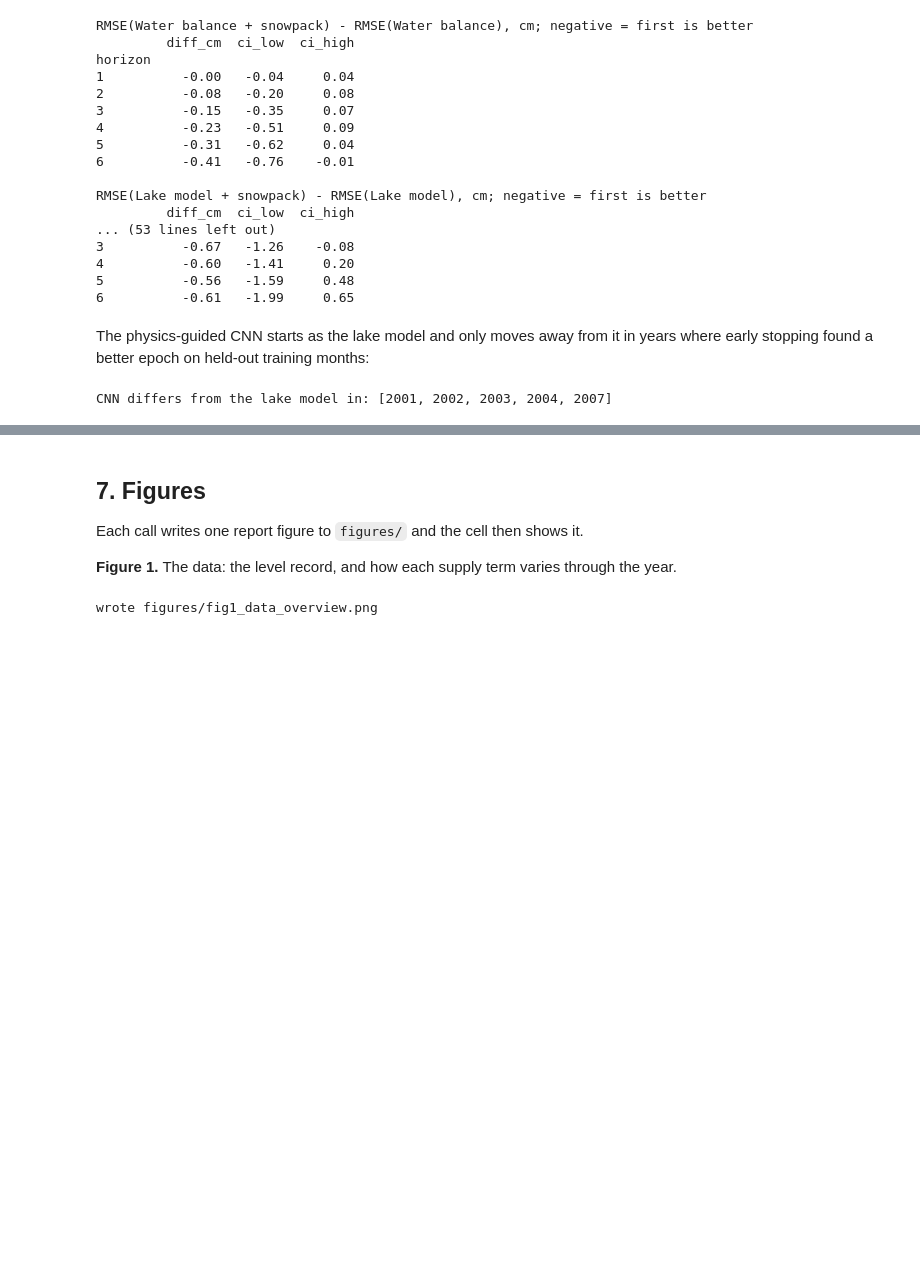
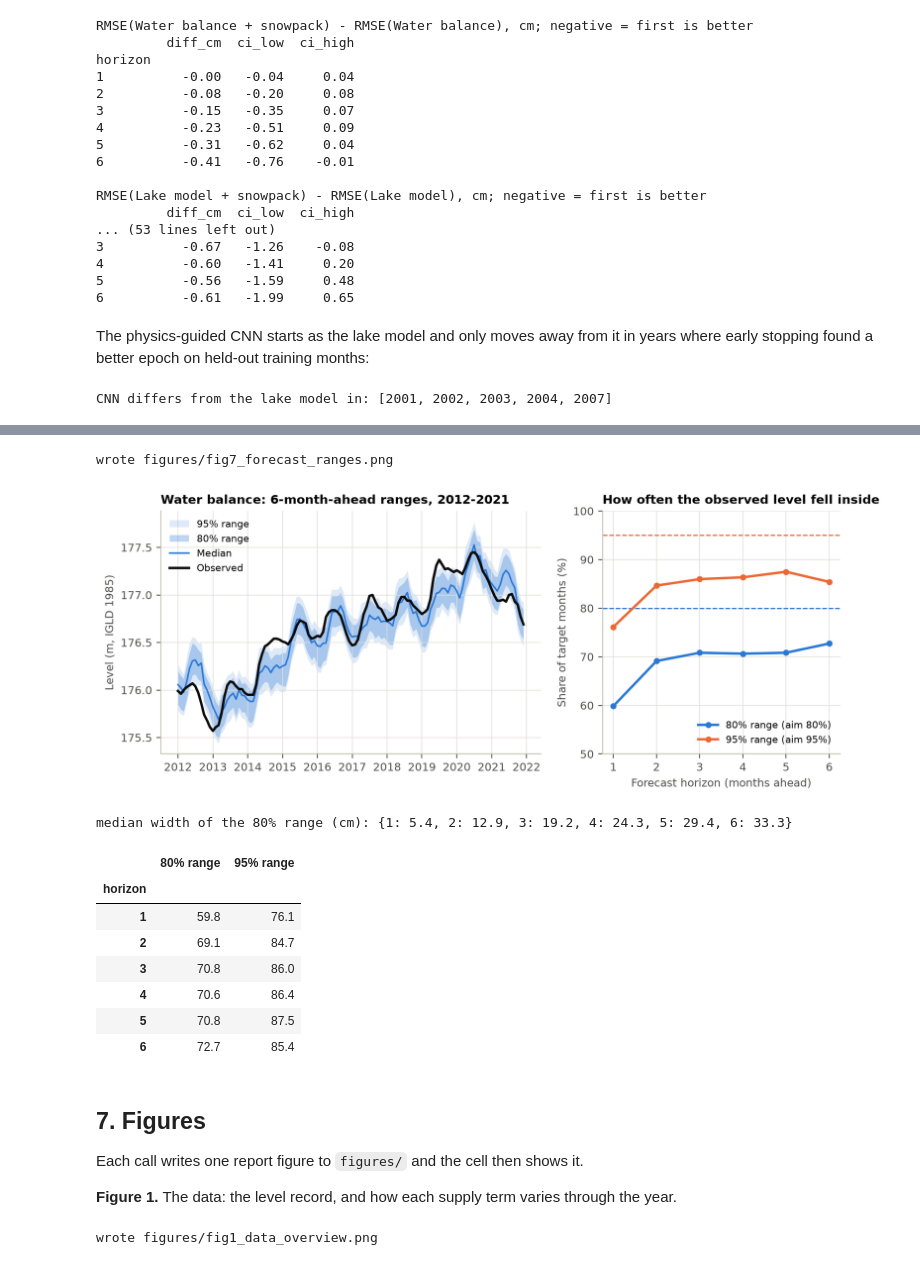
Before and after one commit to samuspdf/Great_Lakes_level, a Jupyter notebook: notebooks/main.ipynb, the cells around one changed output, grey strips where cells are left out. Saved outputs shown, nothing was run; the diff lists cells and outputs as text; code cells hidden in the pictures; blank space fills up the shorter version.

```diff
--- a/notebooks/main.ipynb
+++ b/notebooks/main.ipynb
@@ -225,3 +229,22 @@ CNN differs from the lake model in: [2001, 2002, 2003, 2004, 2007]
+# %%
+ranges = ensemble_backtest(df)  # about a minute
+ranges.to_csv(PROCESSED / "forecast_ranges.csv", index=False, float_format="%.4f")
+cover = fig7_ranges(ranges, df)
+display(Image(str(FIGURES / "fig7_forecast_ranges.png"), width=800))
+print("median width of the 80% range (cm):", (100 * (ranges["q0.9"] - ranges["q0.1"])).groupby(ranges["horizon"]).median().round(1).to_dict())
+cover.round(1)
+# %% [output]
+wrote figures/fig7_forecast_ranges.png
+[figure, added]
+median width of the 80% range (cm): {1: 5.4, 2: 12.9, 3: 19.2, 4: 24.3, 5: 29.4, 6: 33.3}
+|  | 80% range | 95% range |
+| horizon |  |  |
+| 1 | 59.8 | 76.1 |
+| 2 | 69.1 | 84.7 |
+| 3 | 70.8 | 86.0 |
+| 4 | 70.6 | 86.4 |
+| 5 | 70.8 | 87.5 |
+| 6 | 72.7 | 85.4 |
 # %% [markdown]
 ## 7. Figures
 
```
Also changed, not shown: parts of 1 cell of this notebook, 6 other files.
